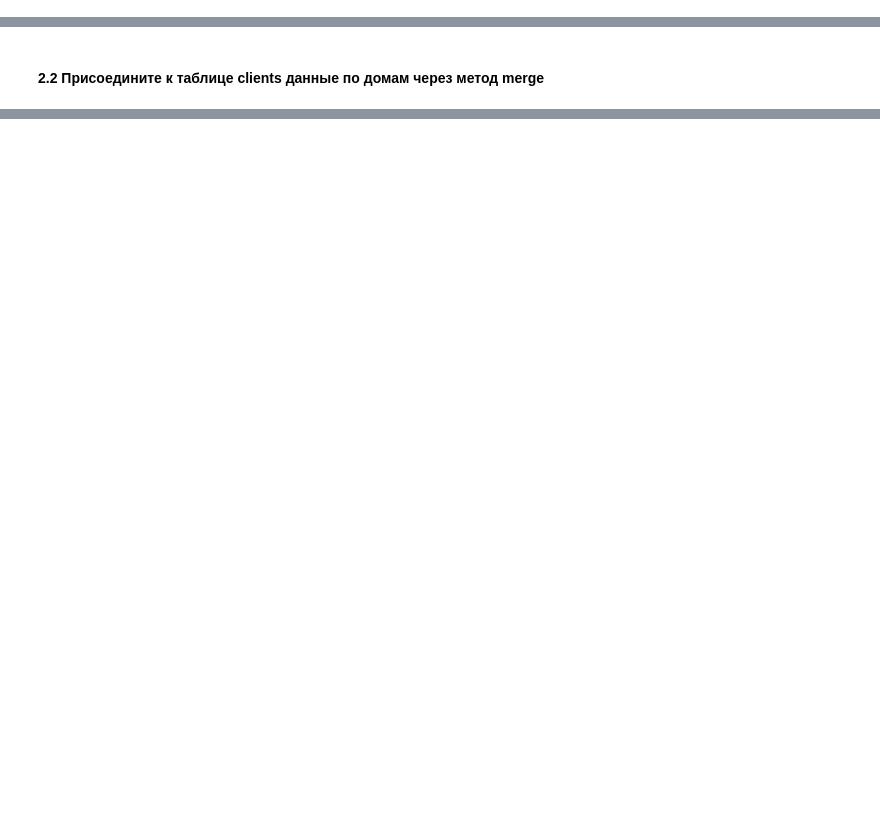
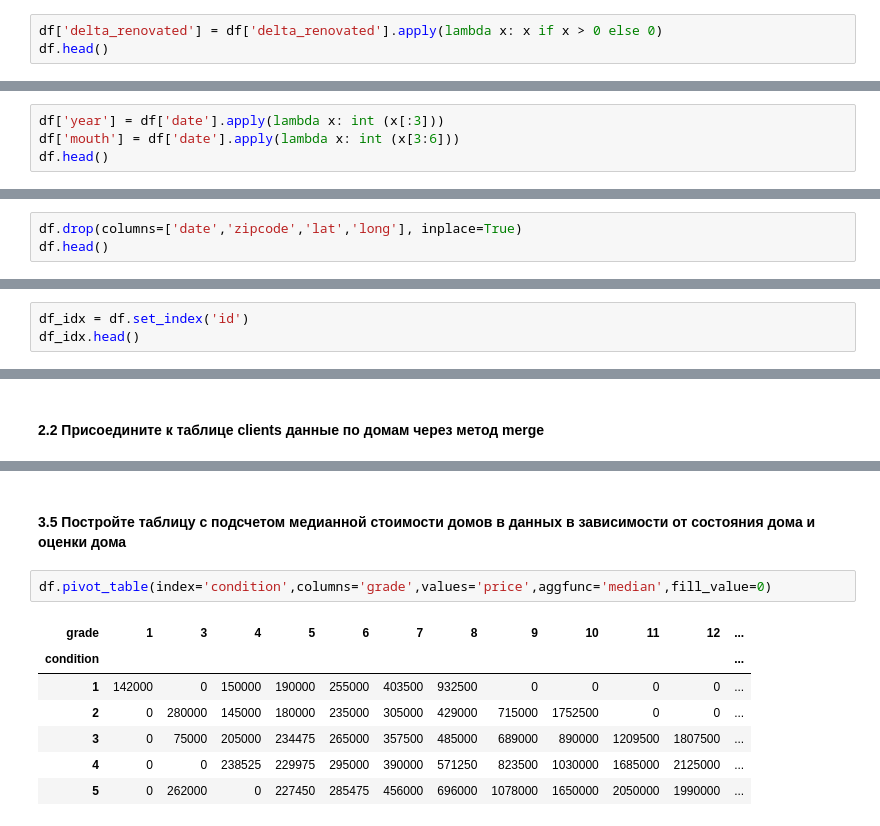
Before and after one commit to erema-andrey/HomerWork1_PyJupyter, a Jupyter notebook: HomeWork3.ipynb, the cells around one changed output, grey strips where cells are left out. Saved outputs shown, nothing was run; the diff lists cells and outputs as text; blank space fills up the shorter version.

```diff
--- a/HomeWork3.ipynb
+++ b/HomeWork3.ipynb
@@ -32,0 +55,3 @@ df
+# %%
+df['delta_renovated'] = df['delta_renovated'].apply(lambda x: x if x > 0 else 0)
+df.head()
@@ -33,2 +66,6 @@ df
 # %% [markdown]
 #### 1.3 Создайте признаки года продажи, месяца продажи
+# %%
+df['year'] = df['date'].apply(lambda x: int (x[:3]))
+df['mouth'] = df['date'].apply(lambda x: int (x[3:6]))
+df.head()
@@ -35,2 +80,5 @@ df
 # %% [markdown]
 #### 1.4 Удалите признаки date, zipcode, lat, long
+# %%
+df.drop(columns=['date','zipcode','lat','long'], inplace=True)
+df.head()
@@ -53,0 +140,3 @@ clients = pd.DataFrame({
+# %%
+df_idx = df.set_index('id')
+df_idx.head()
@@ -55,0 +237,12 @@ clients = pd.DataFrame({
+# %% [markdown]
+#### 3.5 Постройте таблицу с подсчетом медианной стоимости домов в данных в зависимости от состояния дома и оценки дома
+# %%
+df.pivot_table(index='condition',columns='grade',values='price',aggfunc='median',fill_value=0)
+# %% [output]
+| grade | 1 | 3 | 4 | 5 | 6 | 7 | 8 | 9 | 10 | 11 | 12 | ... |
+| condition |  |  |  |  |  |  |  |  |  |  |  | ... |
+| 1 | 142000 | 0 | 150000 | 190000 | 255000 | 403500 | 932500 | 0 | 0 | 0 | 0 | ... |
+| 2 | 0 | 280000 | 145000 | 180000 | 235000 | 305000 | 429000 | 715000 | 1752500 | 0 | 0 | ... |
+| 3 | 0 | 75000 | 205000 | 234475 | 265000 | 357500 | 485000 | 689000 | 890000 | 1209500 | 1807500 | ... |
+| 4 | 0 | 0 | 238525 | 229975 | 295000 | 390000 | 571250 | 823500 | 1030000 | 1685000 | 2125000 | ... |
+| 5 | 0 | 262000 | 0 | 227450 | 285475 | 456000 | 696000 | 1078000 | 1650000 | 2050000 | 1990000 | ... |
```
Also changed, not shown: parts of 21 cells of this notebook.
